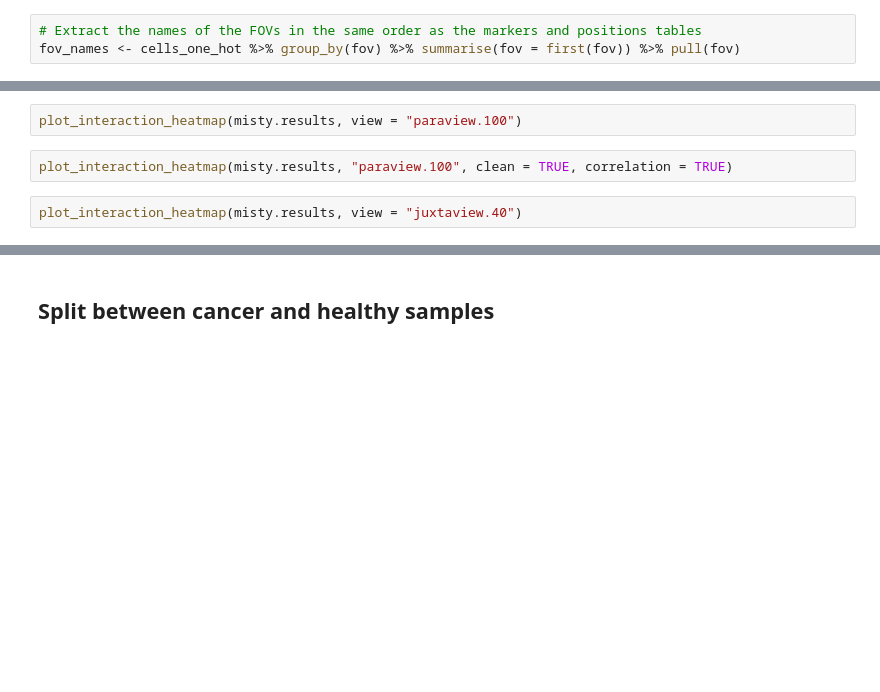
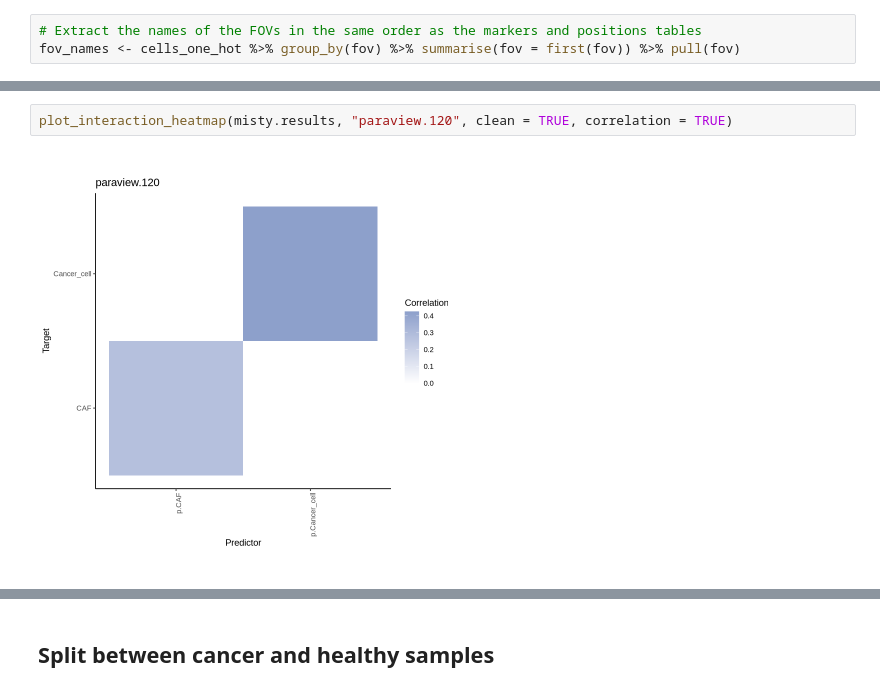
Before and after one commit to HartmannLab/MIBI-Analysis_Hamburg_CRC_TMA_2024, a Jupyter notebook: notebooks/spatial/MistyLines.ipynb, the cells around one changed output, grey strips where cells are left out. Saved outputs shown, nothing was run; the diff lists cells and outputs as text; blank space fills up the shorter version.

```diff
--- a/notebooks/spatial/MistyLines.ipynb
+++ b/notebooks/spatial/MistyLines.ipynb
@@ -77,8 +146,6 @@ plot_interaction_communities(misty.results, view = "paraview.100")
 # %%
-plot_interaction_heatmap(misty.results, view = "paraview.100")
+plot_interaction_heatmap(misty.results, "paraview.120", clean = TRUE, correlation = TRUE)
+# %% [output]
+[figure, added]
-# %%
-plot_interaction_heatmap(misty.results, "paraview.100", clean = TRUE, correlation = TRUE)
-# %%
-plot_interaction_heatmap(misty.results, view = "juxtaview.40")
 # %%
 plot_interaction_heatmap(misty.results, "juxtaview.40", clean = TRUE, correlation = TRUE)
```
Also changed, not shown: parts of 30 cells of this notebook.
